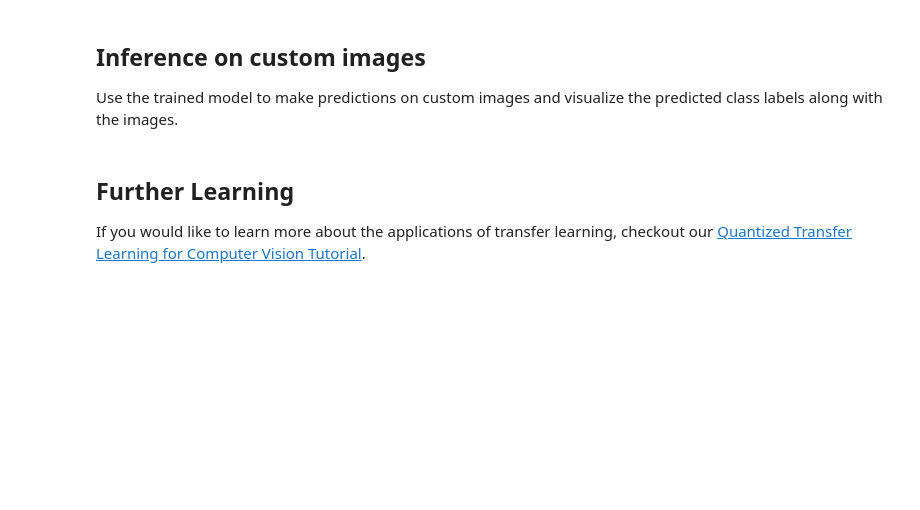
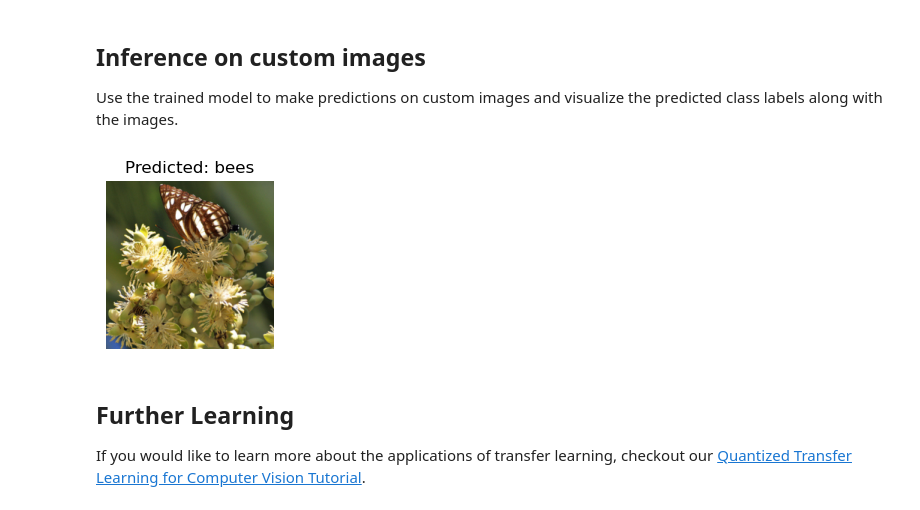
Before and after one commit to LeeHyungSeop/Basic_PyTorch, a Jupyter notebook: 01_PyTorch_Official/05_transfer_learning_tutorial.ipynb, the cells around one changed output. Saved outputs shown, nothing was run; the diff lists cells and outputs as text; code cells hidden in the pictures; blank space fills up the shorter version.

```diff
--- a/01_PyTorch_Official/05_transfer_learning_tutorial.ipynb
+++ b/01_PyTorch_Official/05_transfer_learning_tutorial.ipynb
@@ -90,7 +90,7 @@ data_transforms = {
     ]),
 }
 
-data_dir = 'data/hymenoptera_data'
+data_dir = 'hymenoptera_data'
 image_datasets = {x: datasets.ImageFolder(os.path.join(data_dir, x),
                                           data_transforms[x])
                   for x in ['train', 'val']}
@@ -337,11 +389,13 @@ def visualize_model_predictions(model,img_path):
 # %%
 visualize_model_predictions(
     model_conv,
-    img_path='data/hymenoptera_data/val/bees/72100438_73de9f17af.jpg'
+    img_path='hymenoptera_data/val/bees/72100438_73de9f17af.jpg'
 )
 
 plt.ioff()
 plt.show()
+# %% [output]
+[figure, added]
 # %% [markdown]
 ## Further Learning
 
```
Also changed, not shown: parts of 5 cells of this notebook.
